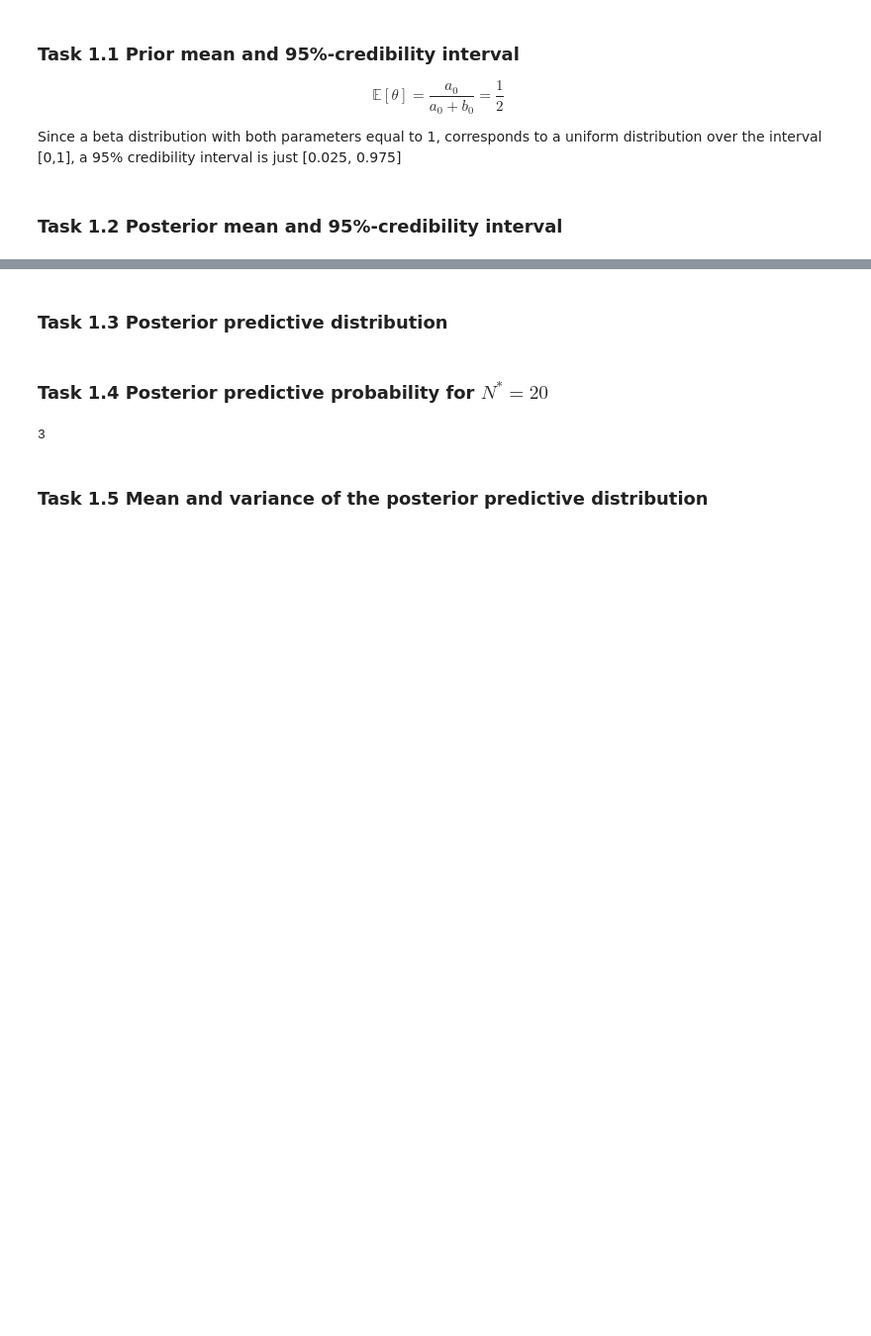
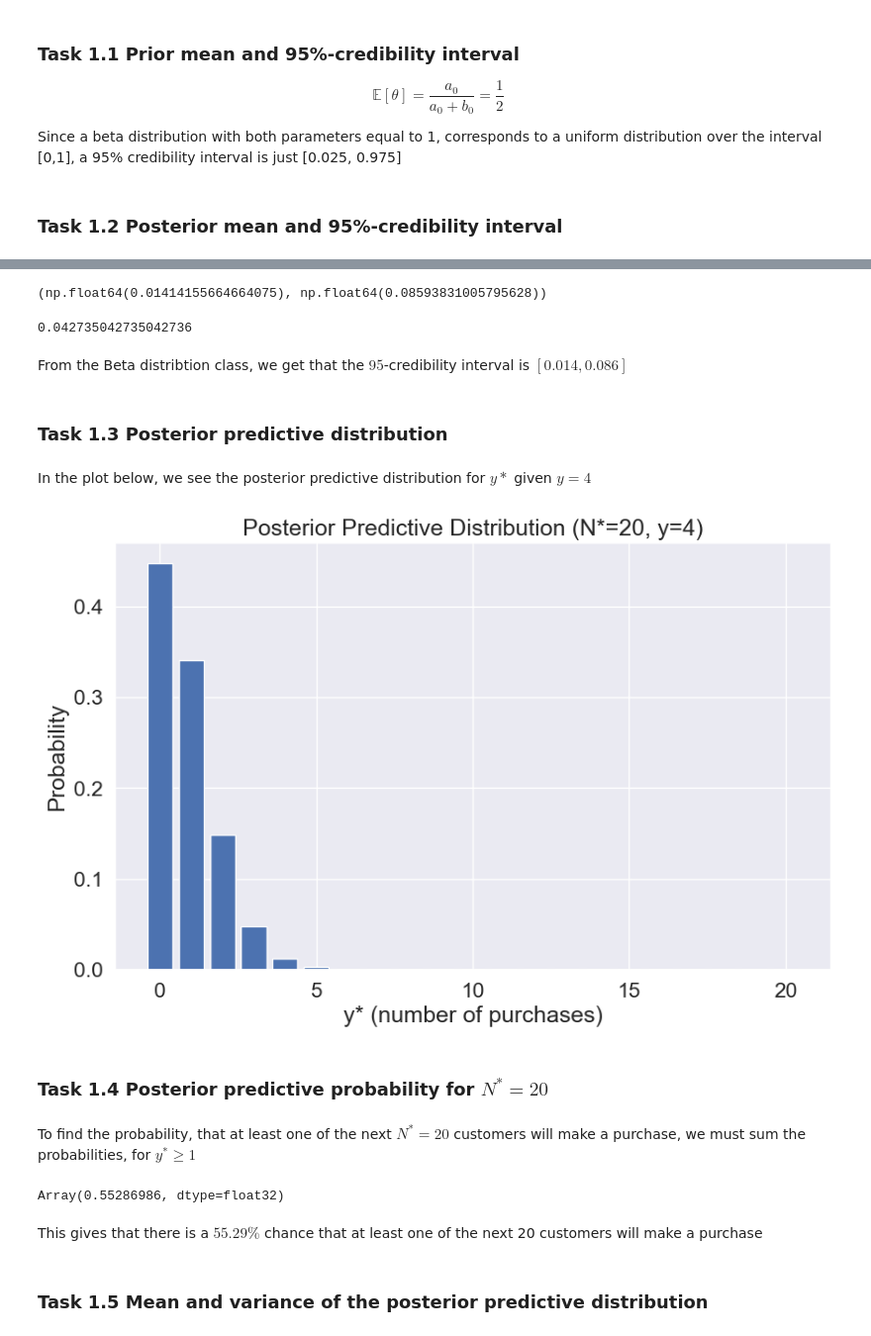
Before and after one commit to bellaVbsVbee/BayesianML, a Jupyter notebook: assignment1.ipynb, the cells around one changed output, grey strips where cells are left out. Shown at 99% size. Saved outputs shown, nothing was run; the diff lists cells and outputs as text; code cells hidden in the pictures; blank space fills up the shorter version.

```diff
--- a/assignment1.ipynb
+++ b/assignment1.ipynb
@@ -27,6 +29,12 @@ And the models:
 $$\theta \approx \text{Beta}(a_0, b_0) \qquad \text{where} \quad a_0=b_0=1$$
 
 $$y|\theta \approx \text{Binomial}(N,\theta)$$
+# %%
+N = 115
+y = 4
+N_s = 20
+a0 = 1
+b0 = 1
 # %% [markdown]
 ### Task 1.1 Prior mean and 95%-credibility interval
 $$\mathbb{E}\left[\theta\right]  = \frac{a_0}{a_0+b_0} = \frac{1}{2}$$
@@ -45,8 +83,50 @@ For the credibility interval, we will use the Beta distribtution defined in exer
+# %%
+prior = BetaDistribution(a=a0, b=b0)
+posterior = BetaDistribution(prior.a + y, prior.b + N - y)
+
+posterior.get_interval(95)
+# %% [output]
+(np.float64(0.01414155664664075), np.float64(0.08593831005795628))
+# %%
+posterior.mean
+# %% [output]
+0.042735042735042736
+# %% [markdown]
+From the Beta distribtion class, we get that the $95%$-credibility interval is $[0.014,0.086]$
 # %% [markdown]
 ### Task 1.3 Posterior predictive distribution
+# %% [markdown]
+In the plot below, we see the posterior predictive distribution for $y*$ given $y=4$
+# %%
+# Sample from posterior
+num_samples = 10000
+theta_samples = posterior.sample(num_samples)
+
+y_s = jnp.arange(0, N_s + 1)
+
+ppd = jnp.array([
+    jnp.mean(binom_dist.pmf(k, N_s, theta_samples))
+    for k in y_s
+])
+
+
+ppd = ppd / jnp.sum(ppd)
+
+# Plot it
+plt.figure(figsize=(10, 6))
+plt.bar(y_s, ppd)
+plt.xlabel('y* (number of purchases)')
+plt.ylabel('Probability')
+plt.title(f'Posterior Predictive Distribution (N*={N_s}, y={y})')
+plt.show()
+# %% [output]
+[figure, added]
 # %% [markdown]
 ### Task 1.4 Posterior predictive probability for $N^*=20$
+# %% [markdown]
+To find the probability, that at least one of the next $N^*=20$ customers will make a purchase, we must sum the probabilities, for $y^* \geq 1$
 # %%
-1+2
+prob_at_least_one = jnp.sum(ppd[1:])
+prob_at_least_one
 # %% [output]
-3
+Array(0.55286986, dtype=float32)
@@ -55,2 +133,4 @@ test_var = 5
+# %% [markdown]
+This gives that there is a $55.29\%$ chance that at least one of the next 20 customers will make a purchase
 # %% [markdown]
 ### Task 1.5 Mean and variance of the posterior predictive distribution
```
Also changed, not shown: parts of 5 cells of this notebook.
